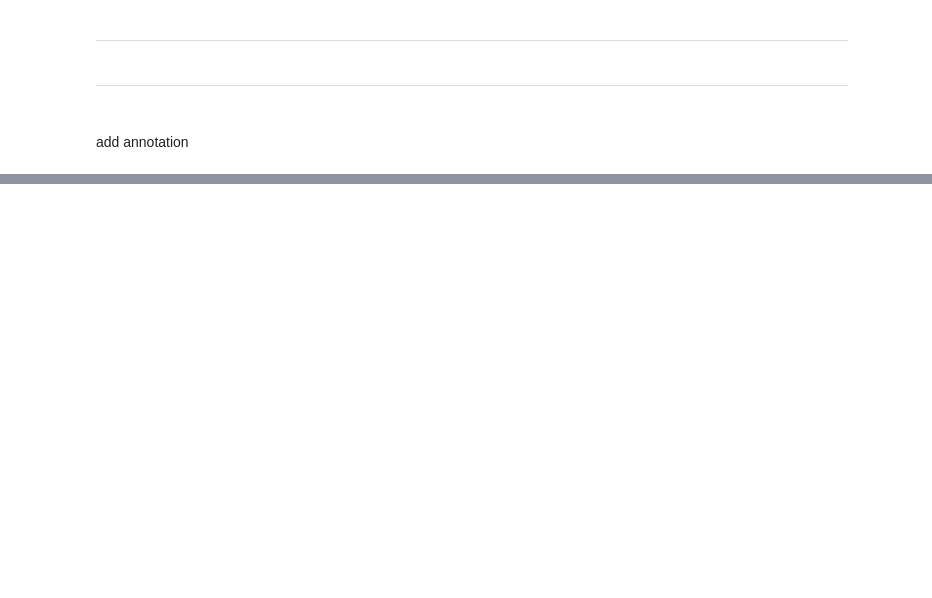
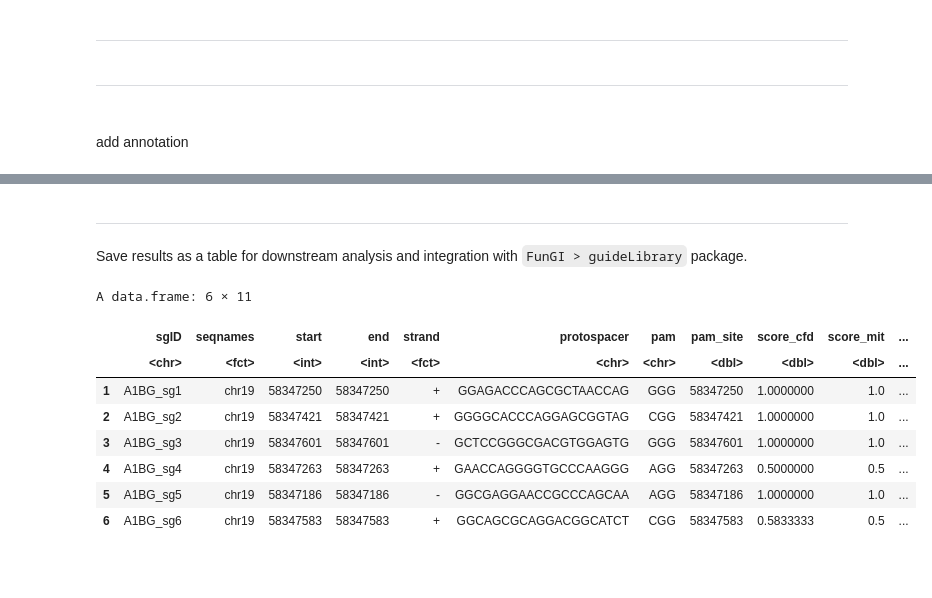
Before and after one commit to FunGI-cap/ScreenPro-Benchmarking, a Jupyter notebook: analysis/0-dCas9-genome-scale-libraries/validating-v2-genome-scale-library.ipynb, the cells around one changed output, grey strips where cells are left out. Saved outputs shown, nothing was run; the diff lists cells and outputs as text; code cells hidden in the pictures; blank space fills up the shorter version.

Commit message:
rerun `crisprVerse` map sgRNAs in CRISPRi v2 library to `hg38` and detailed include annotations

```diff
--- a/analysis/0-dCas9-genome-scale-libraries/validating-v2-genome-scale-library.ipynb
+++ b/analysis/0-dCas9-genome-scale-libraries/validating-v2-genome-scale-library.ipynb
@@ -200,7 +236,7 @@ make_gs <-function(data){
 # %% [markdown]
 ####
 # %%
-library_path = '../ScreenPro2/library_tables/CRISPRi_v2_human_librarytable.txt.gz'
+library_path = '/hafez/shokatlab/abe/FunGI-apps/guideLibrary/data/CRISPRi_v2_human_librarytable.txt.gz'
 
 library = read.table(library_path,header=T)
 # %%
@@ -237,4 +278,4 @@ spacer_sequences %>% length
 # %% [output]
 [1] 205656
 # %%
-bowtie_index = '~/genomes/hg38/hg38'
+bowtie_index = '/hafez/shokatlab/genomes/hg38/hg38'
@@ -362,0 +399,4 @@ saveRDS(gs,'rdata/gs.rds')
+# %% [markdown]
+---
+# %% [markdown]
+Save results as a table for downstream analysis and integration with `FunGI > guideLibrary` package.
@@ -362,0 +420,12 @@ saveRDS(gs,'rdata/gs.rds')
+# %%
+df %>% head
+# %% [output]
+A data.frame: 6 × 11
+|  | sgID | seqnames | start | end | strand | protospacer | pam | pam_site | score_cfd | score_mit | ... |
+|  | <chr> | <fct> | <int> | <int> | <fct> | <chr> | <chr> | <dbl> | <dbl> | <dbl> | ... |
+| 1 | A1BG_sg1 | chr19 | 58347250 | 58347250 | + | GGAGACCCAGCGCTAACCAG | GGG | 58347250 | 1.0000000 | 1.0 | ... |
+| 2 | A1BG_sg2 | chr19 | 58347421 | 58347421 | + | GGGGCACCCAGGAGCGGTAG | CGG | 58347421 | 1.0000000 | 1.0 | ... |
+| 3 | A1BG_sg3 | chr19 | 58347601 | 58347601 | - | GCTCCGGGCGACGTGGAGTG | GGG | 58347601 | 1.0000000 | 1.0 | ... |
+| 4 | A1BG_sg4 | chr19 | 58347263 | 58347263 | + | GAACCAGGGGTGCCCAAGGG | AGG | 58347263 | 0.5000000 | 0.5 | ... |
+| 5 | A1BG_sg5 | chr19 | 58347186 | 58347186 | - | GGCGAGGAACCGCCCAGCAA | AGG | 58347186 | 1.0000000 | 1.0 | ... |
+| 6 | A1BG_sg6 | chr19 | 58347583 | 58347583 | + | GGCAGCGCAGGACGGCATCT | CGG | 58347583 | 0.5833333 | 0.5 | ... |
```
Also changed, not shown: parts of 20 cells of this notebook.
